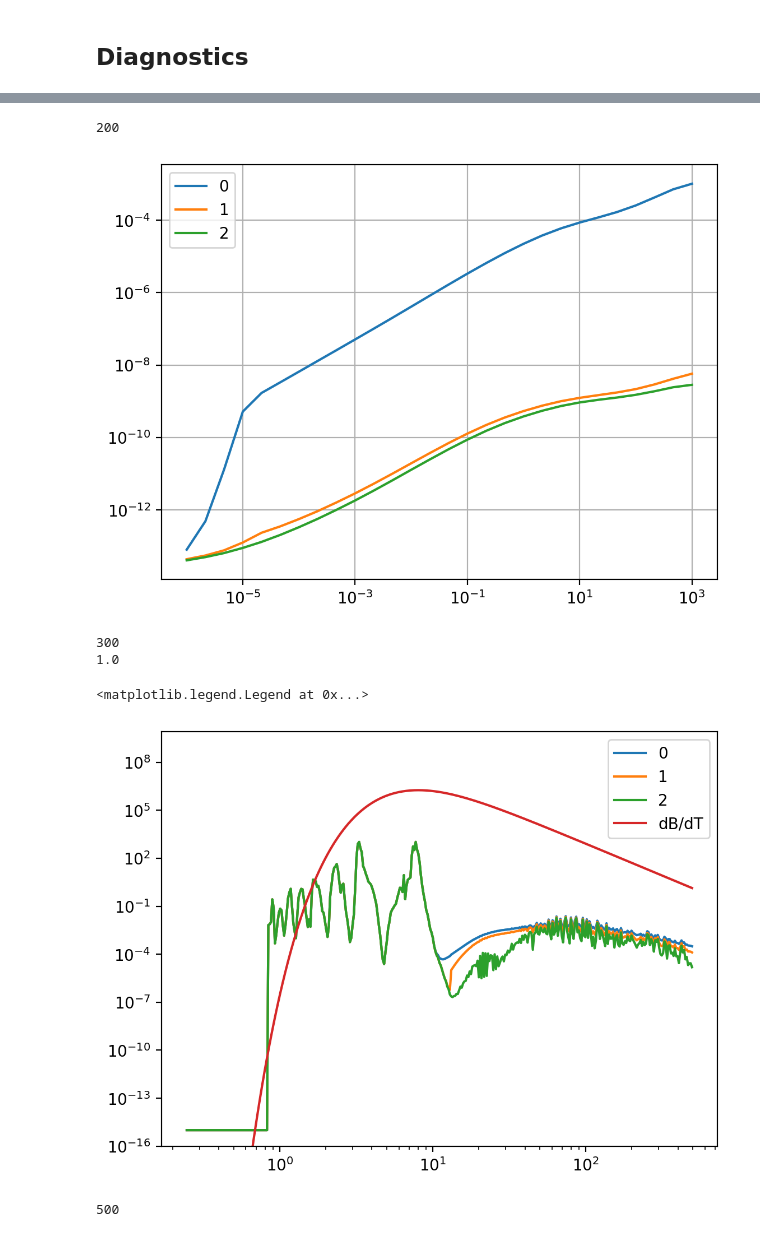
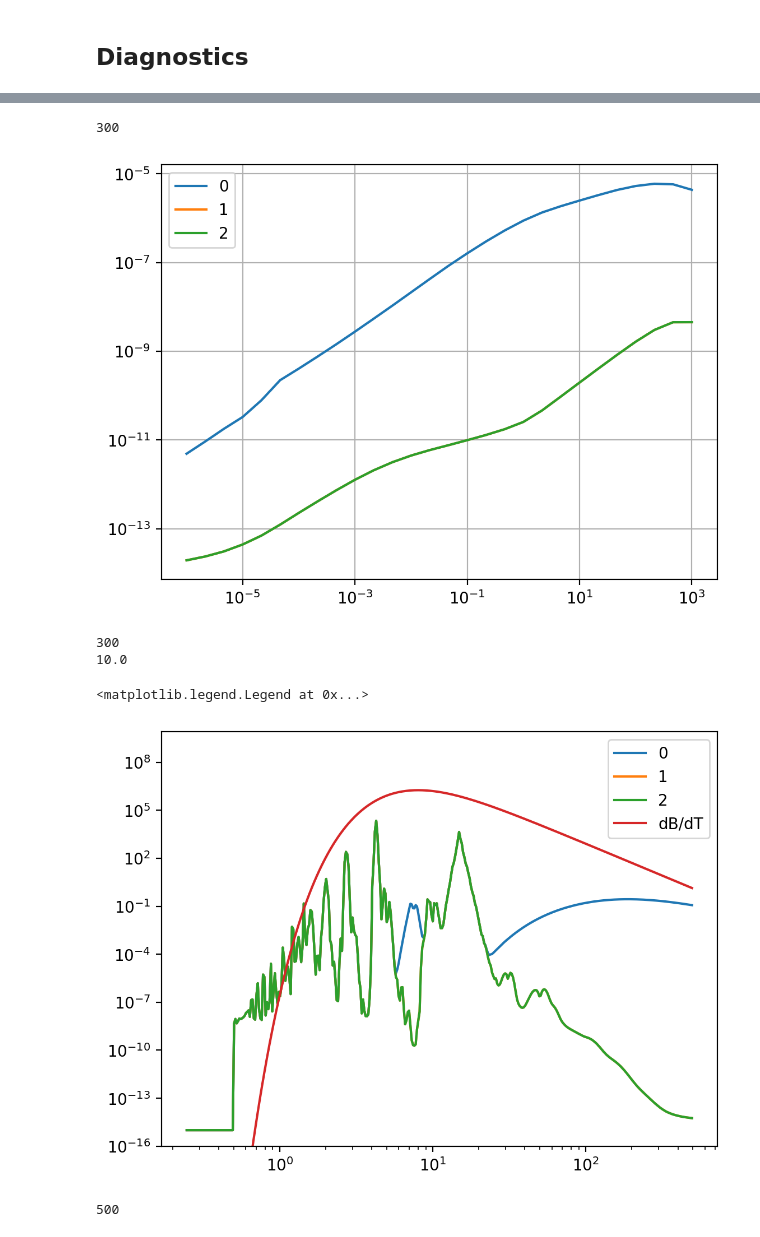
Before and after one commit to DavidDahlbudding/chelio, a Jupyter notebook: analyze/cia-opac_relevance.ipynb, the cells around one changed output, grey strips where cells are left out. Cells and saved outputs as stored; diff of their text form; code cells hidden in the pictures.

```diff
--- a/analyze/cia-opac_relevance.ipynb
+++ b/analyze/cia-opac_relevance.ipynb
@@ -236,12 +236,12 @@ def p_sat(T, species, mask=True):
         return psat
 # %%
 cia_pairs = np.array(["CH4-CH4", "CO2-CH4", "CO2-CO2", "CO2-H2", "H2-CH4", "H2-He", "N2-CH4", "N2-H2", "N2-H2O", "N2-N2", "H2-H2"]) #etc
-cia_pair = cia_pairs[6]
+cia_pair = cia_pairs[9]
 print(cia_pair)
 
 abs_species = np.array(['CH4', 'CO2', 'H2O'])
 
-opacity_folder = '/home/david/PhD/HELIOS/input/opacity/r50_kdistr/'
+opacity_folder = '/home/moon/ddahlb/PhD/HELIOS/input/opacity/r50_kdistr/'
 files = []
 for species in cia_pair.split('-'):
     if species in abs_species:
@@ -508,5 +502,5 @@ plt.grid()
 # %%
-iT = 3
+iT = 5
 print(quants[0].ktemp[iT])
 
 for i,q in enumerate(quants[:]):
@@ -521,29 +515,29 @@ plt.xlim(None,None)
 plt.legend()
 plt.grid()
 # %% [output]
-200
+300
-[figure, old version]
+[figure, new version]
 # %%
 iT = 5
-iP = 3*6
+iP = 3*7
 print(quants[0].ktemp[iT])
 print(quants[0].kpress[iP]*1e-6)
 
 for i,q in enumerate(quants[:]):
     plt.plot(np.array(q.opac_wave)*1e4, q.opac_band_lay[iT,iP,:], label=i)
 
 plt.plot(np.array(quants[0].opac_wave)*1e4, dB_dT(np.array(quants[0].opac_wave), quants[0].ktemp[iT]), label='dB/dT')
 
 plt.xscale('log')
 plt.yscale('log')
 #plt.xlim(0.3, 50)
 plt.ylim(1e-16, None)
 plt.legend()
 # %% [output]
 300
-1.0
+10.0
 <matplotlib.legend.Legend at 0x...>
-[figure, old version]
+[figure, new version]
 # %%
 iT = 9
 print(quants[0].ktemp[iT])
```
Also changed, not shown: parts of 5 cells of this notebook, 8 other files.
